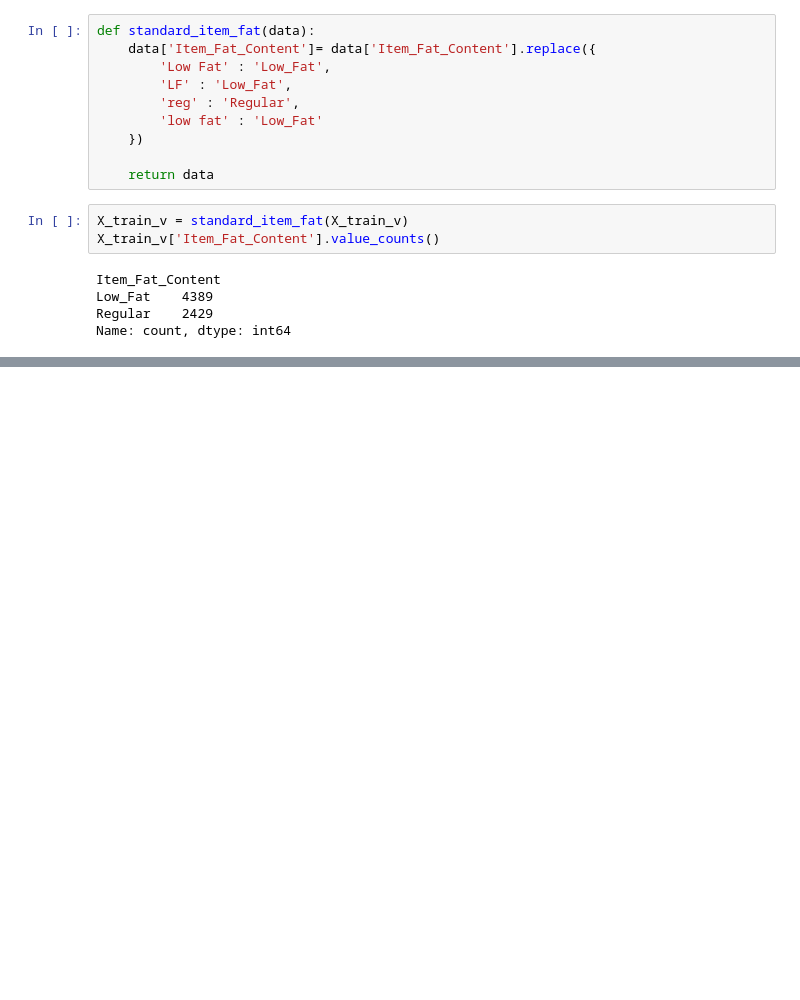
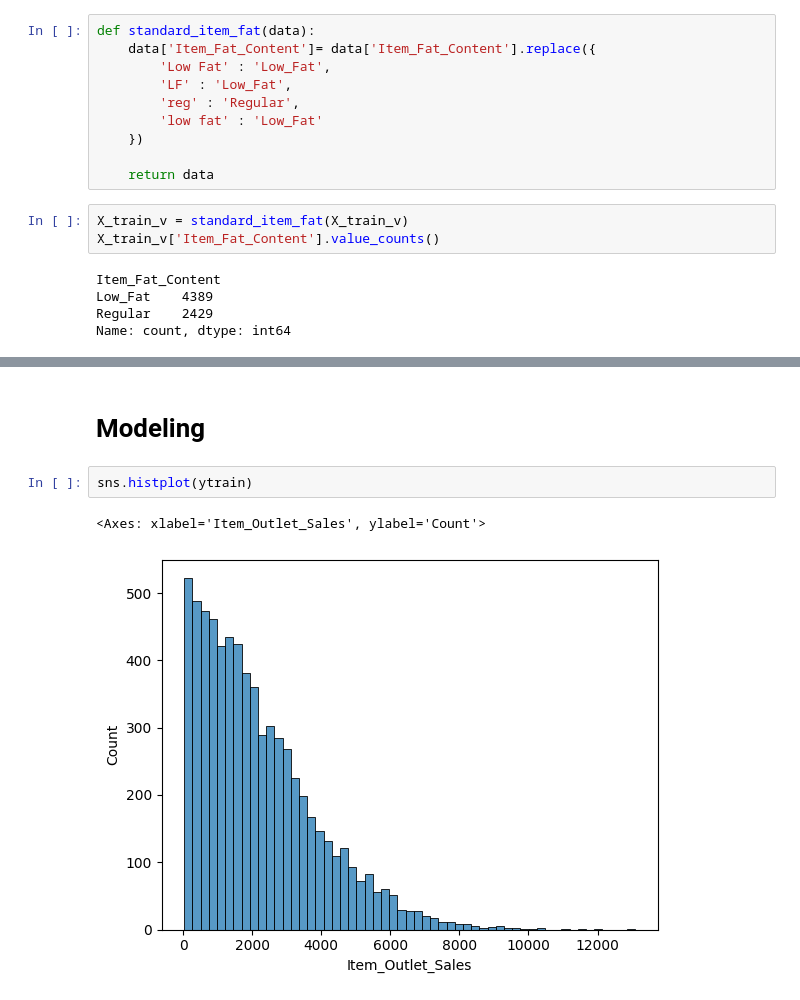
Before and after one commit to R0Njd/Data_Sc, a Jupyter notebook: sales prediction/sales.ipynb, the cells around one changed output, grey strips where cells are left out. Drawn from its saved outputs; the diff is of its cells as text; blank space fills up the shorter version.

```diff
--- a/sales prediction/sales.ipynb
+++ b/sales prediction/sales.ipynb
@@ -434,0 +649,7 @@ X_train_c.loc[X_train_v]
+# %% [markdown]
+# Modeling
+# %%
+sns.histplot(ytrain)
+# %% [output]
+<Axes: xlabel='Item_Outlet_Sales', ylabel='Count'>
+[figure, added]
```
Also changed, not shown: parts of 51 cells of this notebook.
